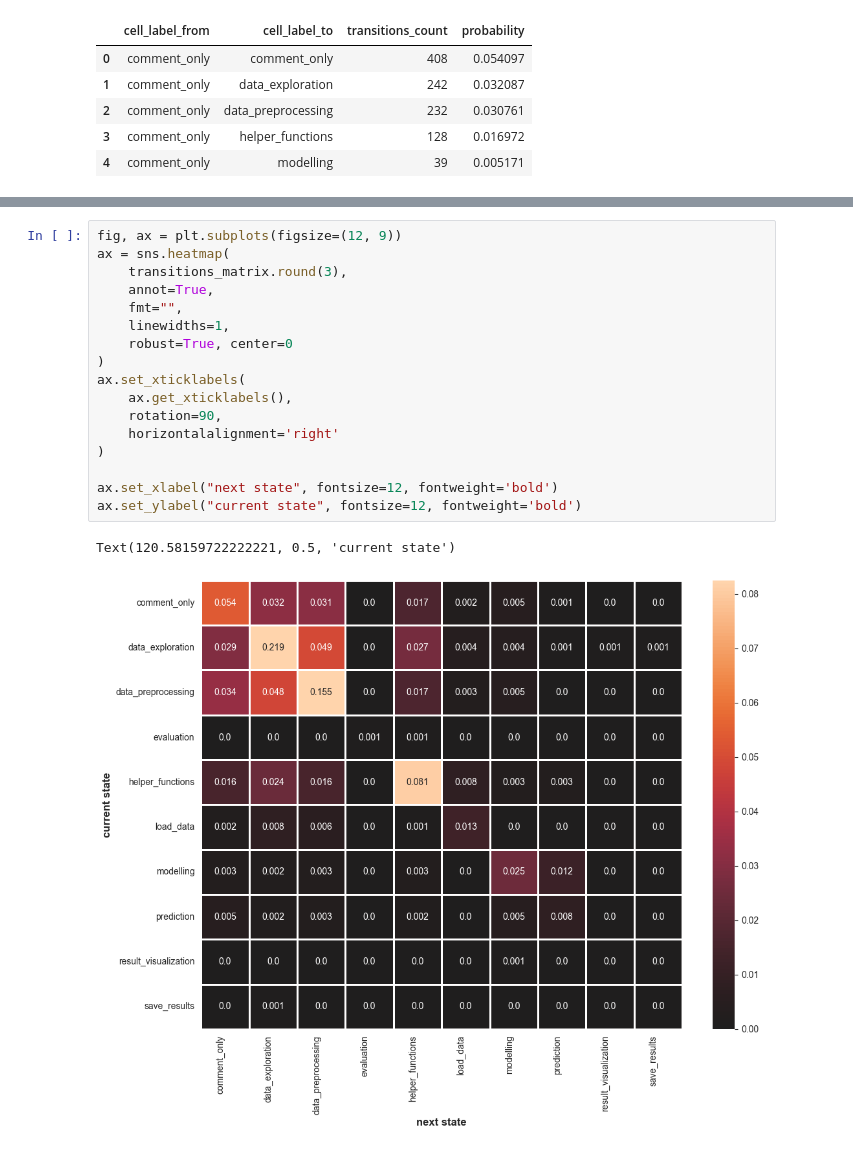
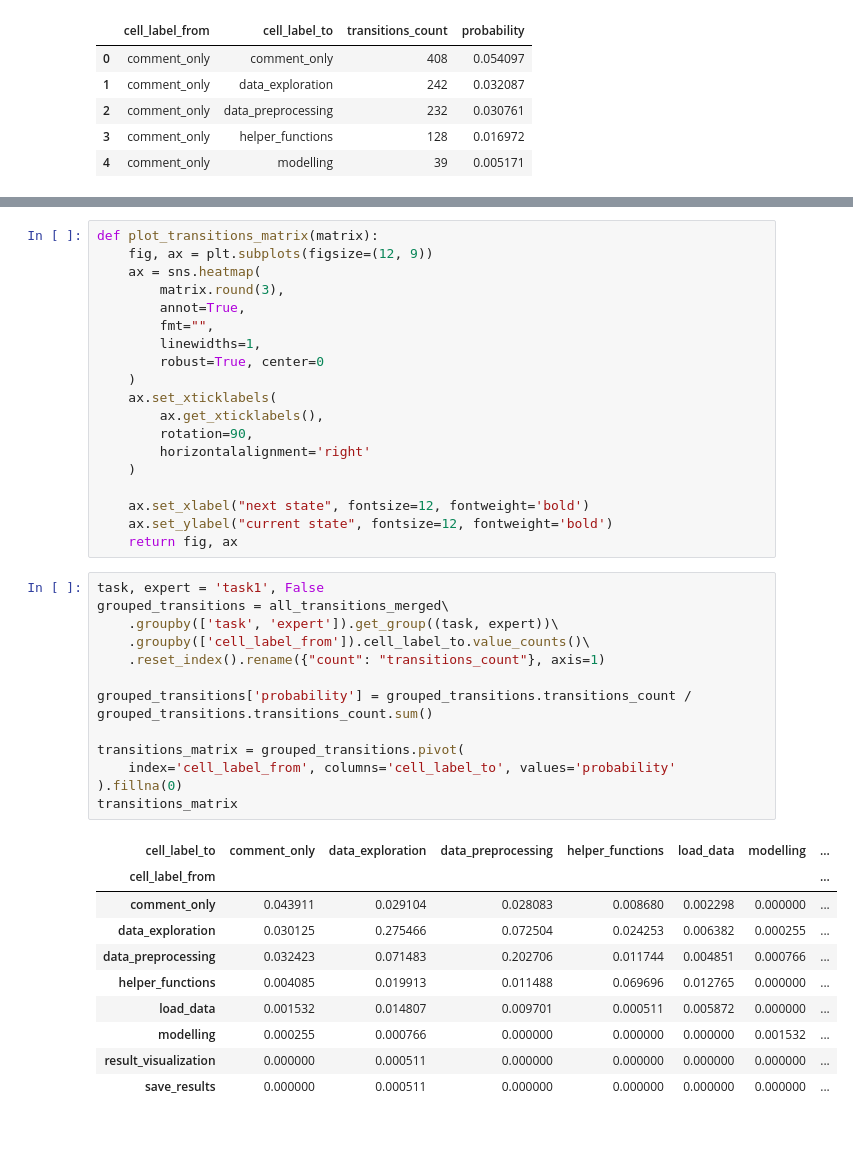
Before and after one commit to konstantgr/jupyter-logs-analysis, a Jupyter notebook: analysis/labels-transitions.ipynb, the cells around one changed output, grey strips where cells are left out. Cells and saved outputs as stored; diff of their text form.

```diff
--- a/analysis/labels-transitions.ipynb
+++ b/analysis/labels-transitions.ipynb
@@ -158,22 +158,45 @@ transitions_matrix
 | result_visualization | 0.000000 | 0.000398 | 0.000000 | 0.000000 | 0.000265 | 0.000000 | ... |
 | save_results | 0.000133 | 0.000530 | 0.000000 | 0.000000 | 0.000000 | 0.000000 | ... |
 # %%
-fig, ax = plt.subplots(figsize=(12, 9))
-ax = sns.heatmap(
-    transitions_matrix.round(3),
-    annot=True,
-    fmt="",
-    linewidths=1,
-    robust=True, center=0
-)
-ax.set_xticklabels(
-    ax.get_xticklabels(),
-    rotation=90,
-    horizontalalignment='right'
-)
+def plot_transitions_matrix(matrix):
+    fig, ax = plt.subplots(figsize=(12, 9))
+    ax = sns.heatmap(
+        matrix.round(3),
+        annot=True,
+        fmt="",
+        linewidths=1,
+        robust=True, center=0
+    )
+    ax.set_xticklabels(
+        ax.get_xticklabels(),
+        rotation=90,
+        horizontalalignment='right'
+    )
 
-ax.set_xlabel("next state", fontsize=12, fontweight='bold')
-ax.set_ylabel("current state", fontsize=12, fontweight='bold')
+    ax.set_xlabel("next state", fontsize=12, fontweight='bold')
+    ax.set_ylabel("current state", fontsize=12, fontweight='bold')
+    return fig, ax
-# %% [output]
-Text(120.58159722222221, 0.5, 'current state')
-[figure, removed]
+# %%
+task, expert = 'task1', False
+grouped_transitions = all_transitions_merged\
+    .groupby(['task', 'expert']).get_group((task, expert))\
+    .groupby(['cell_label_from']).cell_label_to.value_counts()\
+    .reset_index().rename({"count": "transitions_count"}, axis=1)
+
+grouped_transitions['probability'] = grouped_transitions.transitions_count / grouped_transitions.transitions_count.sum()
+
+transitions_matrix = grouped_transitions.pivot(
+    index='cell_label_from', columns='cell_label_to', values='probability'
+).fillna(0)
+transitions_matrix
+# %% [output]
+| cell_label_to | comment_only | data_exploration | data_preprocessing | helper_functions | load_data | modelling | ... |
+| cell_label_from |  |  |  |  |  |  | ... |
+| comment_only | 0.043911 | 0.029104 | 0.028083 | 0.008680 | 0.002298 | 0.000000 | ... |
+| data_exploration | 0.030125 | 0.275466 | 0.072504 | 0.024253 | 0.006382 | 0.000255 | ... |
+| data_preprocessing | 0.032423 | 0.071483 | 0.202706 | 0.011744 | 0.004851 | 0.000766 | ... |
+| helper_functions | 0.004085 | 0.019913 | 0.011488 | 0.069696 | 0.012765 | 0.000000 | ... |
+| load_data | 0.001532 | 0.014807 | 0.009701 | 0.000511 | 0.005872 | 0.000000 | ... |
+| modelling | 0.000255 | 0.000766 | 0.000000 | 0.000000 | 0.000000 | 0.001532 | ... |
+| result_visualization | 0.000000 | 0.000511 | 0.000000 | 0.000000 | 0.000000 | 0.000000 | ... |
+| save_results | 0.000000 | 0.000511 | 0.000000 | 0.000000 | 0.000000 | 0.000000 | ... |
```
Also changed, not shown: parts of 1 cell of this notebook.
